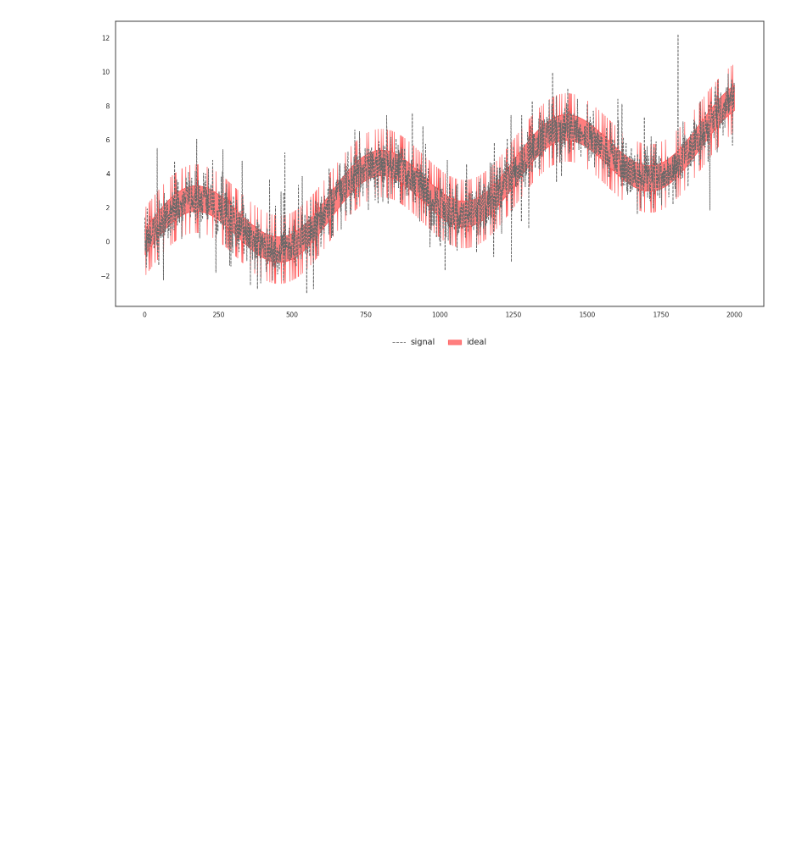
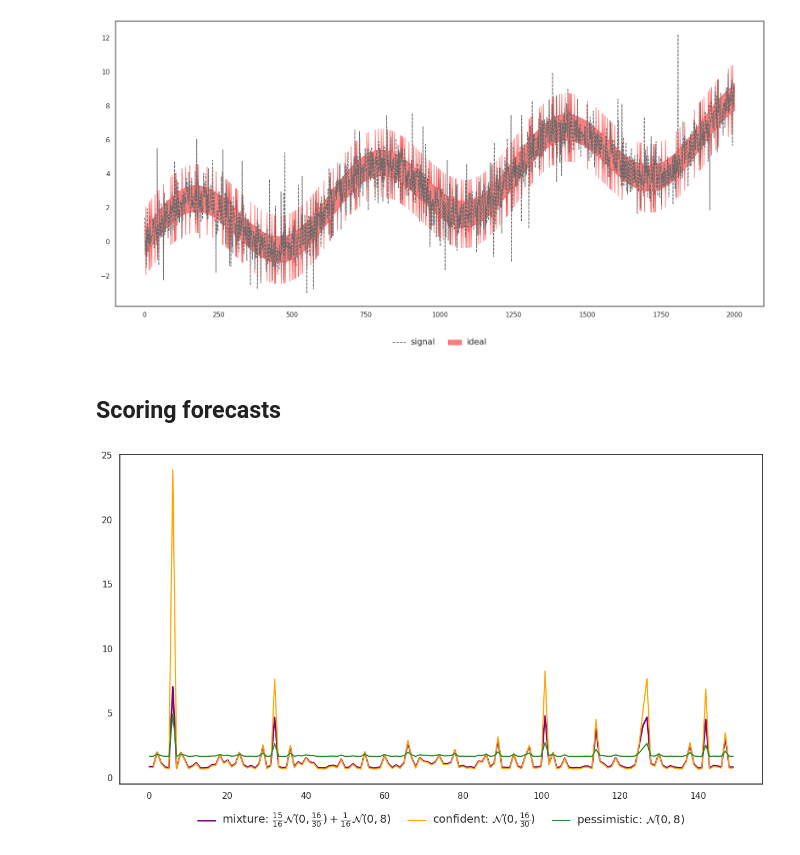
Before and after one commit to QuantLet/Proper-Scoring-Rules, a Jupyter notebook: 5. Local scale dependence of scoring rules/example_ts.ipynb, the cells around one changed output. Drawn from its saved outputs; the diff is of its cells as text; code cells hidden in the pictures; blank space fills up the shorter version.

Commit message:
add final scale dependence figures

```diff
--- a/5. Local scale dependence of scoring rules/example_ts.ipynb
+++ b/5. Local scale dependence of scoring rules/example_ts.ipynb
@@ -166,3 +166,20 @@ plt.tight_layout()
 plt.savefig('ideal_model', dpi = 300, transparent = True)
 # %% [output]
 [figure]
+# %% [markdown]
+## Scoring forecasts
+# %%
+id_score = []
+pess_score = - pess.log_prob(res)
+conf_score = - conf.log_prob(res)
+for i,a in enumerate(idx) :
+    if a == 0:
+        id_score.append(conf_score[i])
+    elif a == 1:
+        id_score.append(pess_score[i])
+
+log_score = {}
+log_score['gmm'] = torch.mean(-gmm.log_prob(res)).item()
+log_score['conf'] = torch.mean(-conf.log_prob(res)).item()
+log_score['pess'] = torch.mean(-pess.log_prob(res)).item()
+log_score['ideal'] = np.mean(id_score)
@@ -168,0 +207,13 @@ plt.savefig('ideal_model', dpi = 300, transparent = True)
+# %%
+plt.figure(figsize=(12,7))
+# plt.plot(id_score[:150], color = "red", lw =0.8, zorder = 5)
+plt.plot(-gmm.log_prob(res)[:150], color = "purple", lw =2)
+plt.plot(-conf.log_prob(res)[:150], color = "orange", lw =1.5)
+plt.plot(-pess.log_prob(res)[:150], color = 'forestgreen')
+leg = plt.legend([r'mixture: $\frac{15}{16}\mathcal{N}(0,\frac{16}{30}) + \frac{1}{16}\mathcal{N}(0,8)$', r'confident: $\mathcal{N}(0,\frac{16}{30})$', r'pessimistic: $\mathcal{N}(0,8)$'], loc='lower center', bbox_to_anchor=(0.5, -0.16), ncol = 5, frameon = False)
+for i,text in enumerate(leg.get_texts()) :
+    text.set_size(14)
+plt.tight_layout()
+plt.savefig('error_log', dpi = 300, transparent = True)
+# %% [output]
+[figure, added]
```
Also changed, not shown: parts of 8 cells of this notebook, 8 other files.
